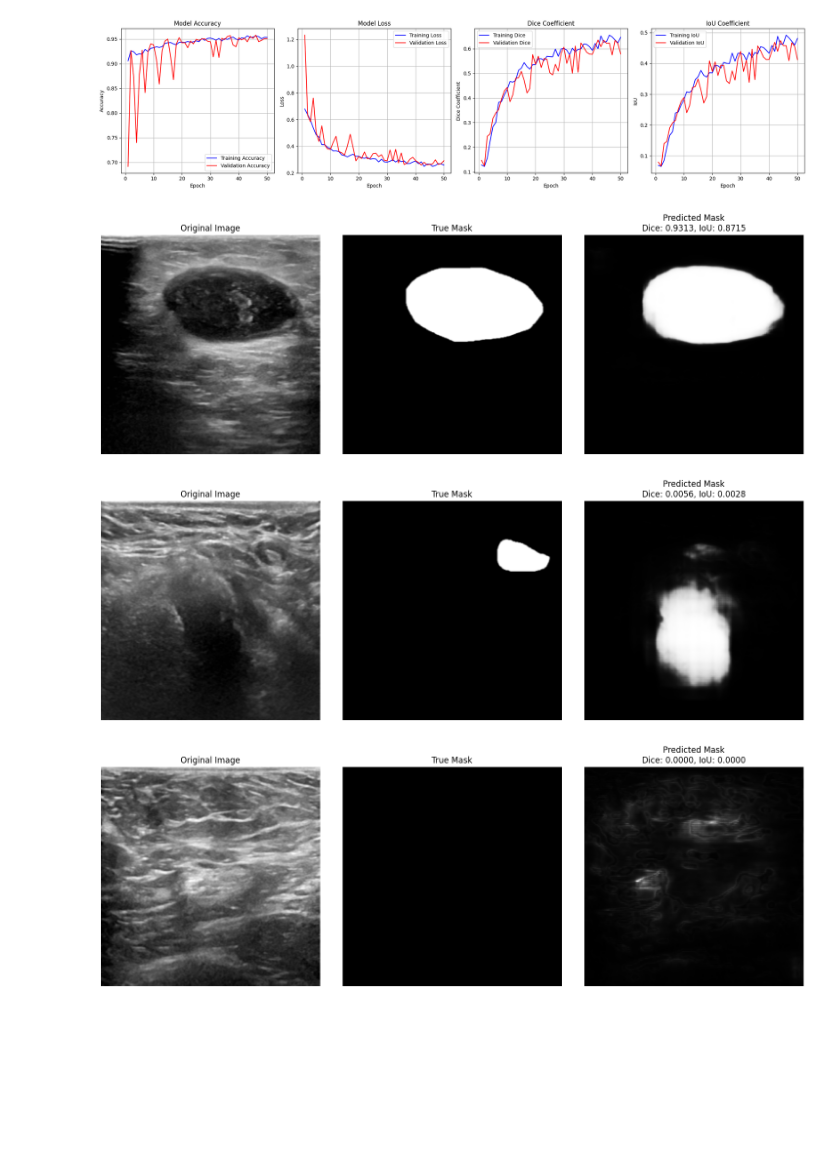
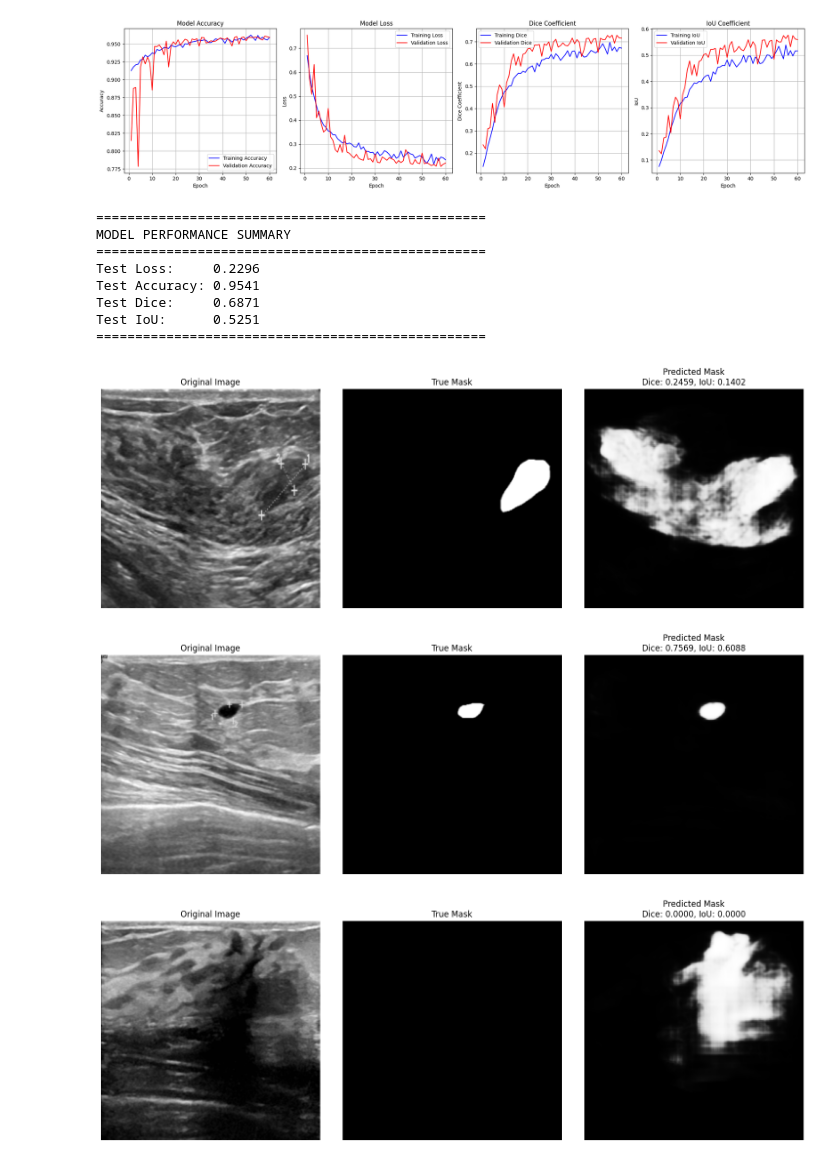
Before and after one commit to amancodeshere/Breast-Cancer-Classification-and-Segmentation-Using-Deep-Learning-on-Ultrasound-Images, a Jupyter notebook: unet-segmentation-torch/torch_refactored_new_iou0.5.ipynb, the cells around one changed output. Saved outputs shown, nothing was run; the diff lists cells and outputs as text; code cells hidden in the pictures; blank space fills up the shorter version.

Commit message:
trained 60 epochs, added description

```diff
--- a/unet-segmentation-torch/torch_refactored_new_iou0.5.ipynb
+++ b/unet-segmentation-torch/torch_refactored_new_iou0.5.ipynb
@@ -66,7 +81,7 @@ IMAGE_SIZE = 256          # Input image size
 BATCH_SIZE = 16           # Batch size for training
 LEARNING_RATE = 0.001     # Initial learning rate
 WEIGHT_DECAY = 1e-6       # Weight decay for regularization
-NUM_EPOCHS = 50           # Number of training epochs
+NUM_EPOCHS = 60           # Number of training epochs
 
 # Set device (GPU/CPU)
 device = torch.device("cuda:0" if torch.cuda.is_available() else "cpu")
@@ -533,6 +575,5 @@ def evaluation(model, test_loader, device):
 # %%
-def calculate_model_summary(model, test_loader, device):
-    """Calculate average performance metrics on the test set"""
+def evaluate_model(model, test_loader, device, return_full_metrics=True, print_summary=True):
     model.eval()
     total_loss = 0
     total_dice = 0
@@ -546,7 +587,7 @@ def calculate_model_summary(model, test_loader, device):
             masks = masks.to(device)
             predictions = model(images)
 
-            # Calculate metrics
+            # Calculate all metrics
             loss = bce_dice_loss(predictions, masks)
             dice = dice_coef(predictions, masks)
             acc = accuracy_coef(predictions, masks)
@@ -560,17 +601,26 @@ def calculate_model_summary(model, test_loader, device):
             num_batches += 1
 
     # Calculate averages
-    avg_loss = total_loss / num_batches
-    avg_dice = total_dice / num_batches
-    avg_acc = total_acc / num_batches
-    avg_iou = total_iou / num_batches
+    metrics = {
+        'loss': total_loss / num_batches,
+        'accuracy': total_acc / num_batches,
+        'dice': total_dice / num_batches,
+        'iou': total_iou / num_batches
+    }
 
     # Print summary
-    print("\n" + "="*50)
-    print("MODEL PERFORMANCE SUMMARY")
-    print("="*50)
-    print(f"Test Loss:     {avg_loss:.4f}")
-    print(f"Test Accuracy: {avg_acc:.4f}")
-    print(f"Test Dice:     {avg_dice:.4f}")
-    print(f"Test IoU:      {avg_iou:.4f}")
-    print("="*50 + "\n")
+    if print_summary:
+        print("\n" + "="*50)
+        print("MODEL PERFORMANCE SUMMARY")
+        print("="*50)
+        print(f"Test Loss:     {metrics['loss']:.4f}")
+        print(f"Test Accuracy: {metrics['accuracy']:.4f}")
+        print(f"Test Dice:     {metrics['dice']:.4f}")
+        print(f"Test IoU:      {metrics['iou']:.4f}")
+        print("="*50 + "\n")
+
+    # Return results based on mode
+    if return_full_metrics:
+        return metrics
+    else:
+        return metrics['iou']
@@ -647,8 +718,8 @@ def main():
     # Load best model
     model.load_state_dict(torch.load(trainer.best_model_path))
 
-    # Calculate and display model summary
-    calculate_model_summary(model, test_loader, device)
+    # Calculate and evaluate model summary
+    metrics = evaluate_model(model, test_loader, device)
 
     # Plot some predictions
     plot_prediction_results(model, test_loader, device)
@@ -676,4 +747,12 @@ Test IoU:      0.5386
-[figure, old version]
+[figure, new version]
+==================================================
+MODEL PERFORMANCE SUMMARY
+==================================================
+Test Loss:     0.2296
+Test Accuracy: 0.9541
+Test Dice:     0.6871
+Test IoU:      0.5251
+==================================================
-[figure, old version]
+[figure, new version]
-[figure, old version]
+[figure, new version]
-[figure, old version]
+[figure, new version]
```
Also changed, not shown: parts of 26 cells of this notebook, 1 other file.
